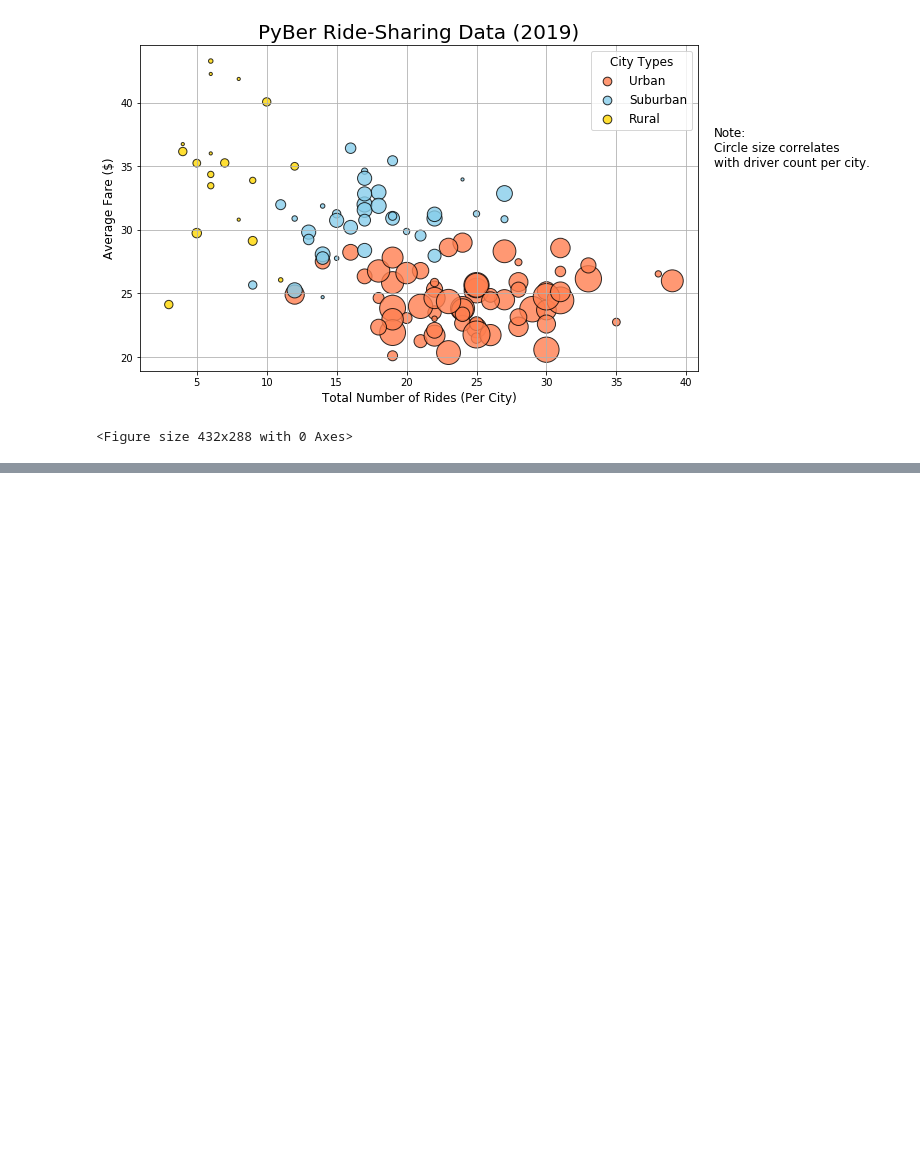
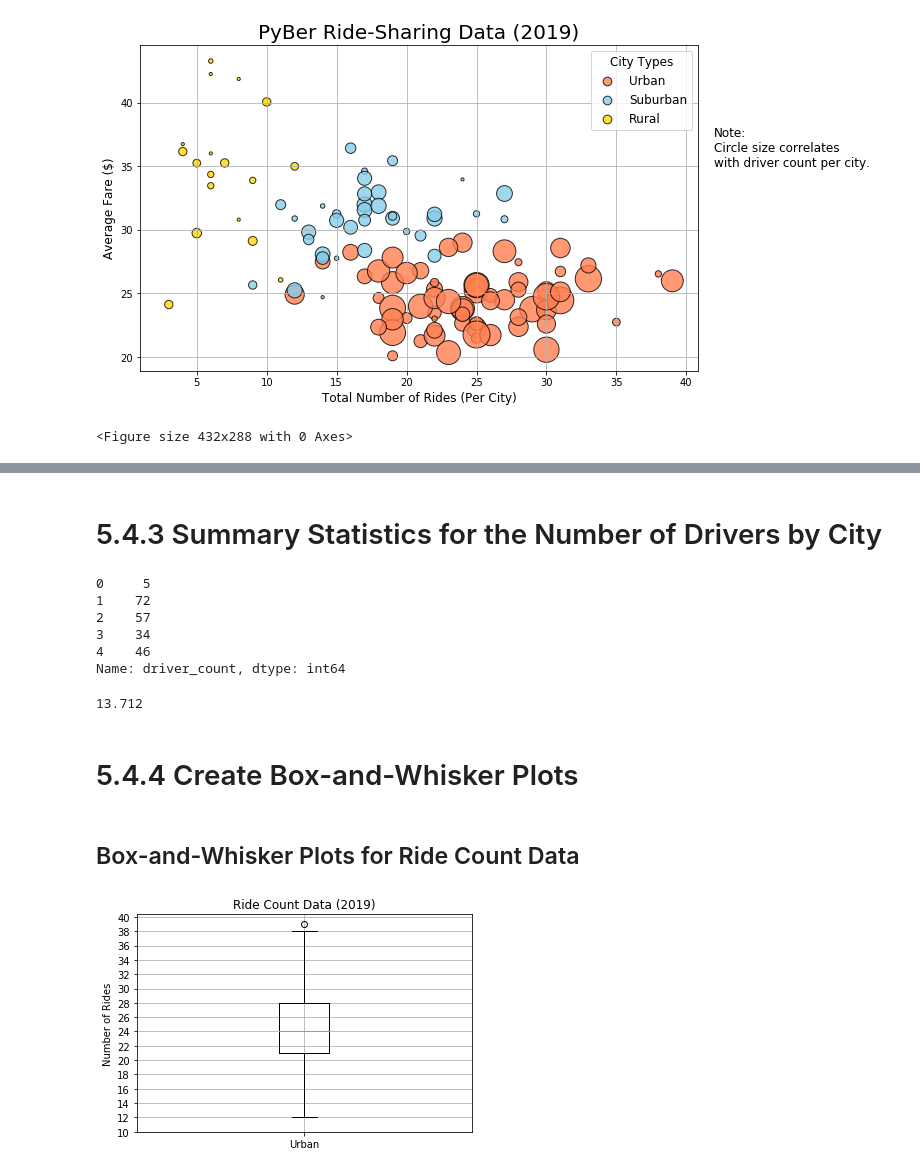
Before and after one commit to sdang101/PyBer_Analysis, a Jupyter notebook: PyBer.ipynb, the cells around one changed output, grey strips where cells are left out. Cells and saved outputs as stored; diff of their text form; code cells hidden in the pictures; blank space fills up the shorter version.

Commit message:
Add box-and-whiskers plot and Fig2/Fig3 in folder

```diff
--- a/PyBer.ipynb
+++ b/PyBer.ipynb
@@ -379,0 +514,37 @@ plt.savefig("analysis/Fig1.png")
+# %% [markdown]
+# 5.4.3 Summary Statistics for the Number of Drivers by City
+# %%
+# Get the driver count data from each city type
+urban_drivers = urban_cities_df['driver_count']
+suburban_drivers = suburban_cities_df['driver_count']
+rural_drivers = rural_cities_df['driver_count']
+urban_drivers.head()
+# %% [output]
+0     5
+1    72
+2    57
+3    34
+4    46
+Name: driver_count, dtype: int64
+# %%
+mean_suburban_drivers = np.mean(suburban_drivers)
+print(mean_suburban_drivers)
+# %% [output]
+13.712
+# %% [markdown]
+# 5.4.4 Create Box-and-Whisker Plots
+# %% [markdown]
+## Box-and-Whisker Plots for Ride Count Data
+# %%
+# Create a box-and-whisker plot for the urban cities ride count.
+x_labels = ["Urban"]
+fig, ax = plt.subplots()
+ax.boxplot(urban_ride_count, labels=x_labels)
+# Add the title, y-axis label and grid.
+ax.set_title('Ride Count Data (2019)')
+ax.set_ylabel('Number of Rides')
+ax.set_yticks(np.arange(10, 41, step=2.0))
+ax.grid()
+plt.show()
+# %% [output]
+[figure, added]
```
Also changed, not shown: parts of 25 cells of this notebook, 2 other files.
